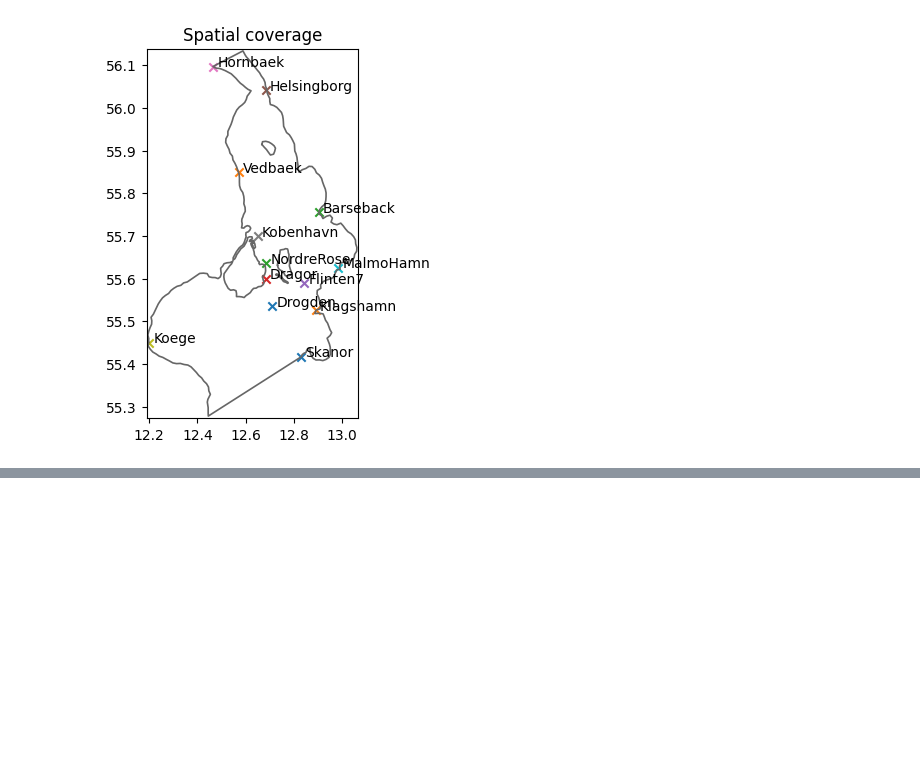
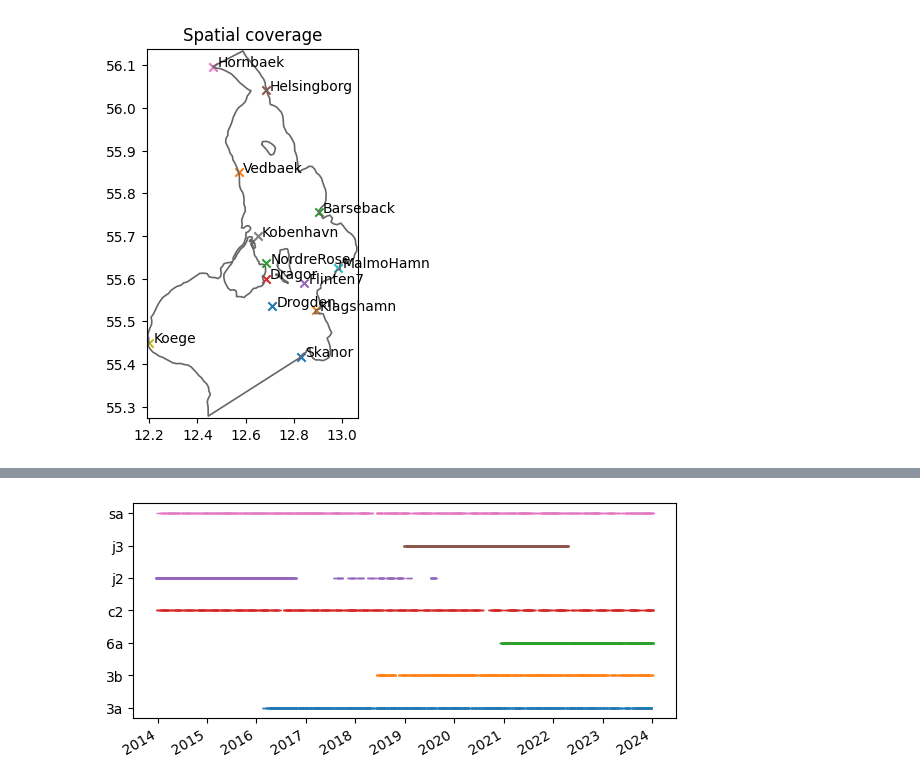
Before and after one commit to DHI/WaterBench-MIKE21HD-Oresund, a Jupyter notebook: code/explore_observation_data.ipynb, the cells around one changed output, grey strips where cells are left out. Cells and saved outputs as stored; diff of their text form; code cells hidden in the pictures; blank space fills up the shorter version.

```diff
--- a/code/explore_observation_data.ipynb
+++ b/code/explore_observation_data.ipynb
@@ -56,0 +89,11 @@ ms.plotting.spatial_overview(olist, mod=msh.geometry);
+# %%
+q = ms.Quantity(name="Surface Elevation", unit="meter")
+altlist = []
+for m in missions:
+    df = pd.read_csv(fldr + f"Altimetry_wl_{m}.csv", index_col=0, parse_dates=True)
+    o = ms.TrackObservation(df, x_item="longitude", y_item="latitude", name=m, quantity=q)
+    altlist.append(o)
+# %%
+ms.plotting.temporal_coverage(altlist);
+# %% [output]
+[figure, added]
```
Also changed, not shown: parts of 12 cells of this notebook.
